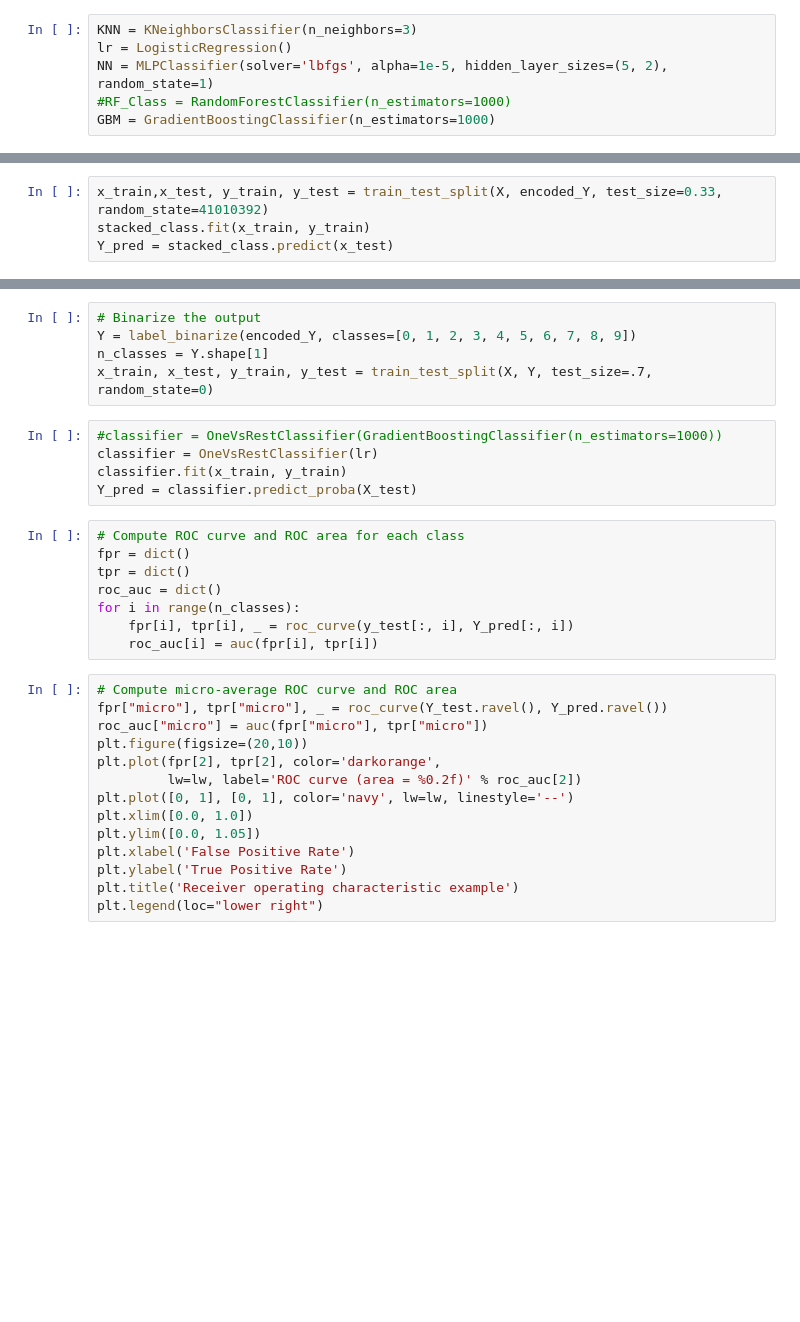
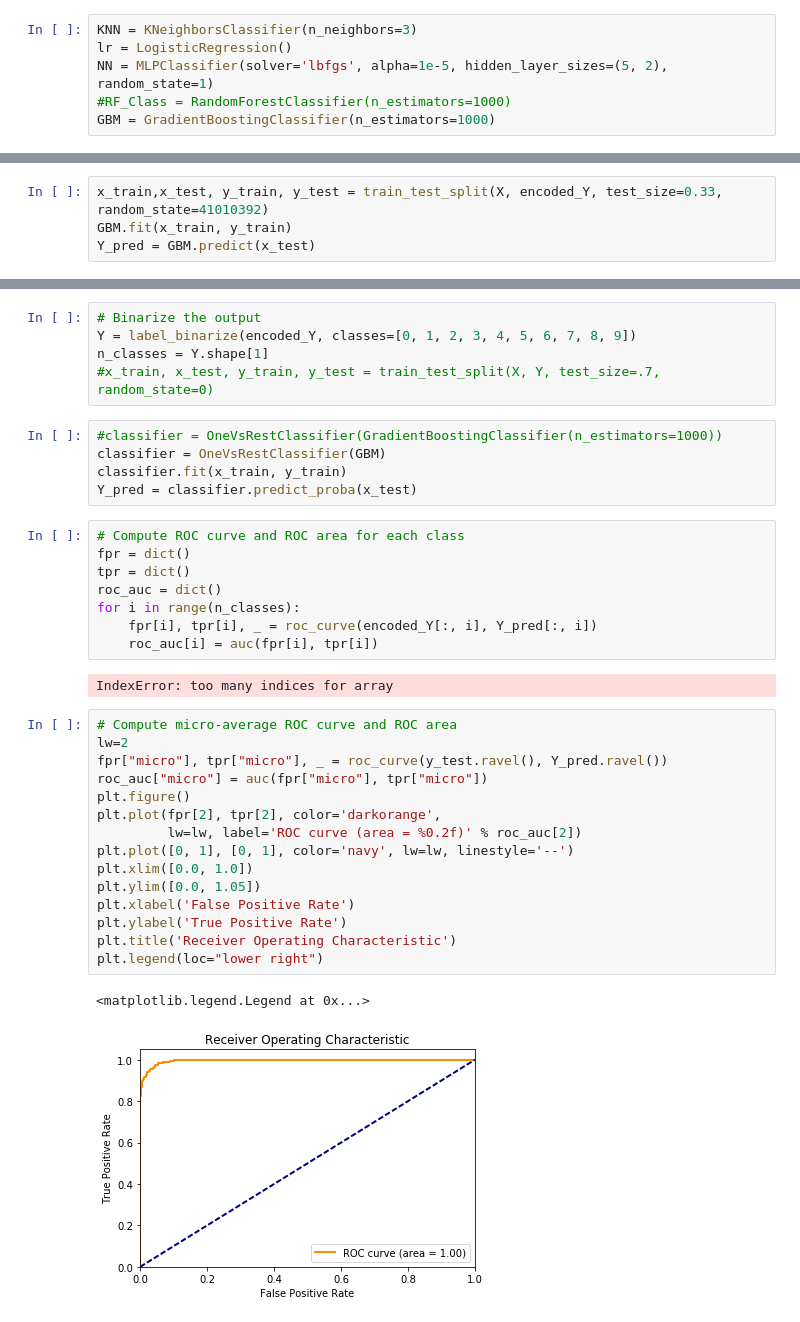
Before and after one commit to afeierman/Knowhere, a Jupyter notebook: code/Modeling_Glen.ipynb, the cells around one changed output, grey strips where cells are left out. Saved outputs shown, nothing was run; the diff lists cells and outputs as text; blank space fills up the shorter version.

```diff
--- a/code/Modeling_Glen.ipynb
+++ b/code/Modeling_Glen.ipynb
@@ -240,4 +335,4 @@ Accuracy: 0.96 (+/- 0.00) [RF_Class]
 # %%
 x_train,x_test, y_train, y_test = train_test_split(X, encoded_Y, test_size=0.33, random_state=41010392)
-stacked_class.fit(x_train, y_train)
-Y_pred = stacked_class.predict(x_test)
+GBM.fit(x_train, y_train)
+Y_pred = GBM.predict(x_test)
@@ -249,34 +351,40 @@ confusion_matrix(y_test,Y_pred)
 # Binarize the output
 Y = label_binarize(encoded_Y, classes=[0, 1, 2, 3, 4, 5, 6, 7, 8, 9])
 n_classes = Y.shape[1]
-x_train, x_test, y_train, y_test = train_test_split(X, Y, test_size=.7, random_state=0)
+#x_train, x_test, y_train, y_test = train_test_split(X, Y, test_size=.7, random_state=0)
 # %%
 #classifier = OneVsRestClassifier(GradientBoostingClassifier(n_estimators=1000))
-classifier = OneVsRestClassifier(lr)
+classifier = OneVsRestClassifier(GBM)
 classifier.fit(x_train, y_train)
-Y_pred = classifier.predict_proba(X_test)
+Y_pred = classifier.predict_proba(x_test)
 # %%
 # Compute ROC curve and ROC area for each class
 fpr = dict()
 tpr = dict()
 roc_auc = dict()
 for i in range(n_classes):
-    fpr[i], tpr[i], _ = roc_curve(y_test[:, i], Y_pred[:, i])
+    fpr[i], tpr[i], _ = roc_curve(encoded_Y[:, i], Y_pred[:, i])
     roc_auc[i] = auc(fpr[i], tpr[i])
+# %% [output]
+IndexError: too many indices for array
 # %%
 # Compute micro-average ROC curve and ROC area
-fpr["micro"], tpr["micro"], _ = roc_curve(Y_test.ravel(), Y_pred.ravel())
+lw=2
+fpr["micro"], tpr["micro"], _ = roc_curve(y_test.ravel(), Y_pred.ravel())
 roc_auc["micro"] = auc(fpr["micro"], tpr["micro"])
-plt.figure(figsize=(20,10))
+plt.figure()
 plt.plot(fpr[2], tpr[2], color='darkorange',
          lw=lw, label='ROC curve (area = %0.2f)' % roc_auc[2])
 plt.plot([0, 1], [0, 1], color='navy', lw=lw, linestyle='--')
 plt.xlim([0.0, 1.0])
 plt.ylim([0.0, 1.05])
 plt.xlabel('False Positive Rate')
 plt.ylabel('True Positive Rate')
-plt.title('Receiver operating characteristic example')
+plt.title('Receiver Operating Characteristic')
 plt.legend(loc="lower right")
+# %% [output]
+<matplotlib.legend.Legend at 0x...>
+[figure, added]
 # %%
 # Compute macro-average ROC curve and ROC area
 lw = 2
```
Also changed, not shown: parts of 35 cells of this notebook, 1 other file.
